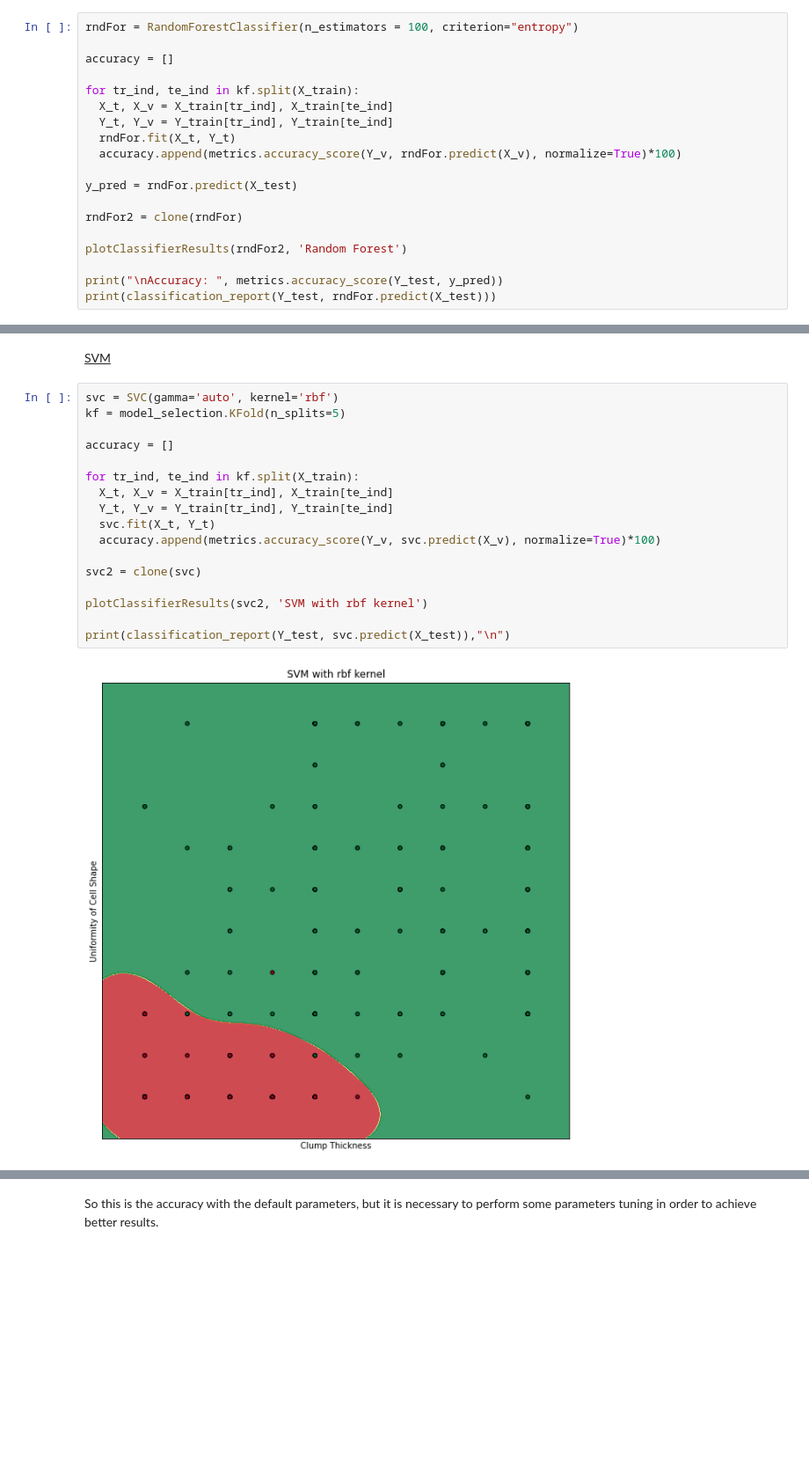
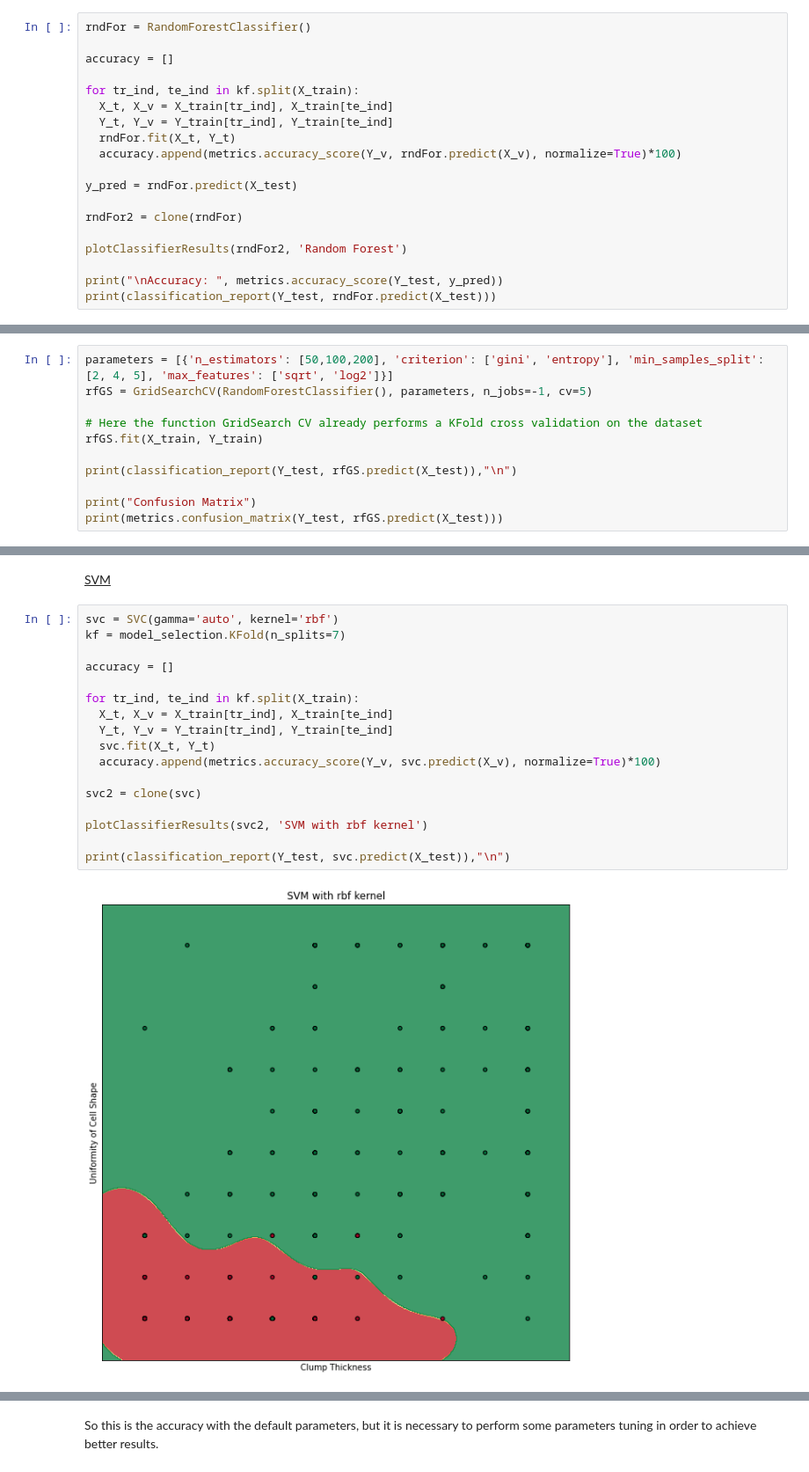
Before and after one commit to Vaelthur/DataSpaces_Tesina, a Jupyter notebook: DS_Tesina.ipynb, the cells around one changed output, grey strips where cells are left out. Shown: that part at 88% size. Drawn from its saved outputs; the diff is of its cells as text; blank space fills up the shorter version.

```diff
--- a/DS_Tesina.ipynb
+++ b/DS_Tesina.ipynb
@@ -286,7 +297,7 @@ weighted avg       0.97      0.97      0.97       171
 # %% [markdown]
 <p><u> Random forest</u> </p>
 # %%
-rndFor = RandomForestClassifier(n_estimators = 100, criterion="entropy")
+rndFor = RandomForestClassifier()
 
 accuracy = []
 
@@ -317,0 +331,11 @@ weighted avg       0.97      0.97      0.97       171
+# %%
+parameters = [{'n_estimators': [50,100,200], 'criterion': ['gini', 'entropy'], 'min_samples_split': [2, 4, 5], 'max_features': ['sqrt', 'log2']}]
+rfGS = GridSearchCV(RandomForestClassifier(), parameters, n_jobs=-1, cv=5)
+
+# Here the function GridSearch CV already performs a KFold cross validation on the dataset
+rfGS.fit(X_train, Y_train)
+
+print(classification_report(Y_test, rfGS.predict(X_test)),"\n")
+
+print("Confusion Matrix")
+print(metrics.confusion_matrix(Y_test, rfGS.predict(X_test)))
@@ -319,22 +357,22 @@ weighted avg       0.97      0.97      0.97       171
 <p><u> SVM</u> </p>
 # %%
 svc = SVC(gamma='auto', kernel='rbf')
-kf = model_selection.KFold(n_splits=5)
+kf = model_selection.KFold(n_splits=7)
 
 accuracy = []
 
 for tr_ind, te_ind in kf.split(X_train):
   X_t, X_v = X_train[tr_ind], X_train[te_ind]
   Y_t, Y_v = Y_train[tr_ind], Y_train[te_ind]
   svc.fit(X_t, Y_t)
   accuracy.append(metrics.accuracy_score(Y_v, svc.predict(X_v), normalize=True)*100)
 
 svc2 = clone(svc)
 
 plotClassifierResults(svc2, 'SVM with rbf kernel')
 
 print(classification_report(Y_test, svc.predict(X_test)),"\n")
 # %% [output]
-[figure, old version]
+[figure, new version]
               precision    recall  f1-score   support
 
```
Also changed, not shown: parts of 9 cells of this notebook.
